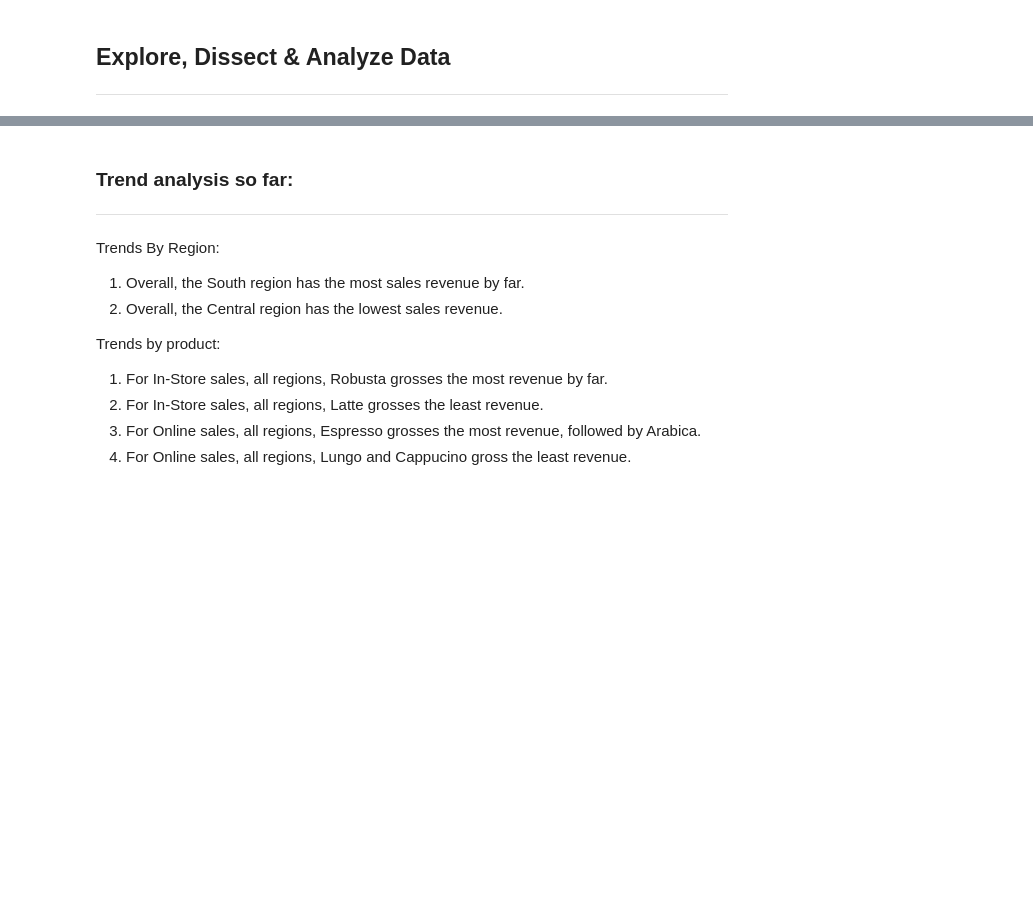
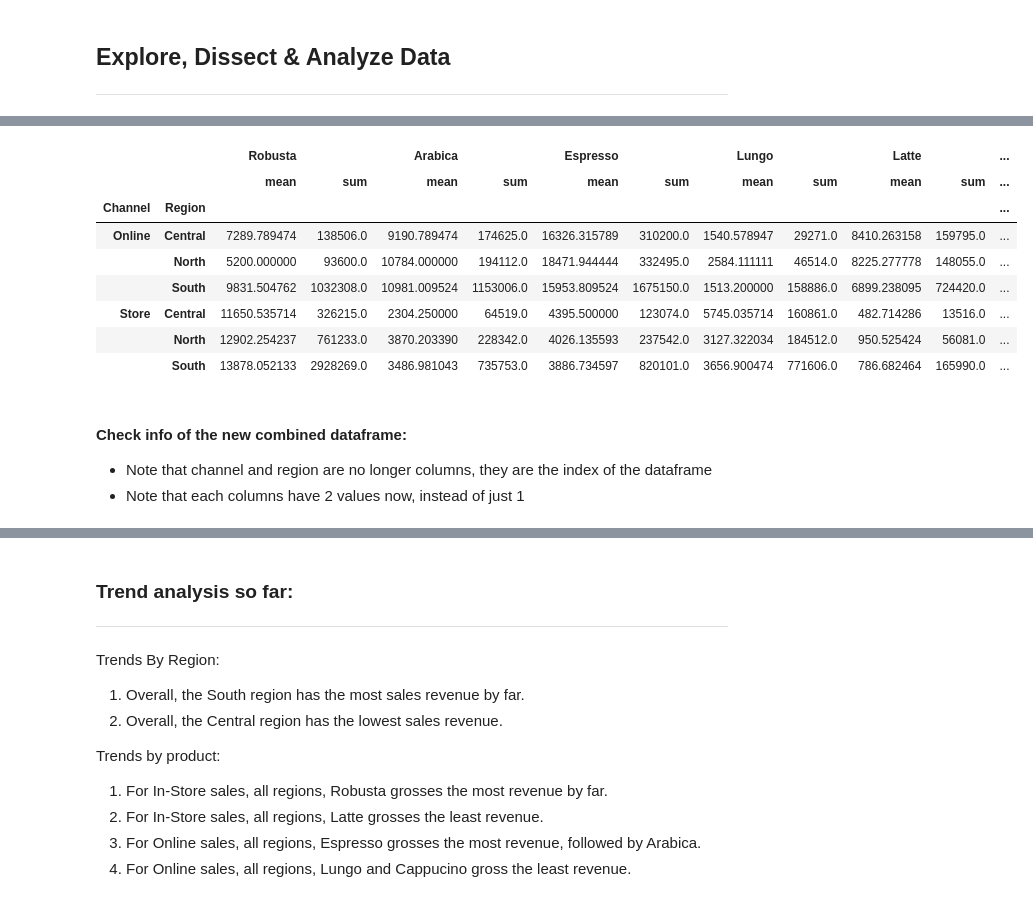
Before and after one commit to ADolbyB/data-science-python, a Jupyter notebook: 06_CaseStudy1/06_CaseStudy1.ipynb, the cells around one changed output, grey strips where cells are left out. Cells and saved outputs as stored; diff of their text form; code cells hidden in the pictures; blank space fills up the shorter version.

```diff
--- a/06_CaseStudy1/06_CaseStudy1.ipynb
+++ b/06_CaseStudy1/06_CaseStudy1.ipynb
@@ -226,0 +287,23 @@ df2.loc[:].plot.bar(figsize=(15, 10), ylabel='Millions of $', title='All Sales f
+# %%
+sales = df.groupby(['Channel', 'Region']).agg({'Robusta':['mean','sum'],
+                                               'Arabica':['mean','sum'],
+                                               'Espresso':['mean','sum'],
+                                               'Lungo':['mean','sum'],
+                                               'Latte':['mean','sum'],
+                                               'Cappuccino':['mean','sum']})
+# Channel per Region:
+display(sales.head(6))
+# %% [output]
+|  |  | Robusta |  | Arabica |  | Espresso |  | Lungo |  | Latte |  | ... |
+|  |  | mean | sum | mean | sum | mean | sum | mean | sum | mean | sum | ... |
+| Channel | Region |  |  |  |  |  |  |  |  |  |  | ... |
+| Online | Central | 7289.789474 | 138506.0 | 9190.789474 | 174625.0 | 16326.315789 | 310200.0 | 1540.578947 | 29271.0 | 8410.263158 | 159795.0 | ... |
+|  | North | 5200.000000 | 93600.0 | 10784.000000 | 194112.0 | 18471.944444 | 332495.0 | 2584.111111 | 46514.0 | 8225.277778 | 148055.0 | ... |
+|  | South | 9831.504762 | 1032308.0 | 10981.009524 | 1153006.0 | 15953.809524 | 1675150.0 | 1513.200000 | 158886.0 | 6899.238095 | 724420.0 | ... |
+| Store | Central | 11650.535714 | 326215.0 | 2304.250000 | 64519.0 | 4395.500000 | 123074.0 | 5745.035714 | 160861.0 | 482.714286 | 13516.0 | ... |
+|  | North | 12902.254237 | 761233.0 | 3870.203390 | 228342.0 | 4026.135593 | 237542.0 | 3127.322034 | 184512.0 | 950.525424 | 56081.0 | ... |
+|  | South | 13878.052133 | 2928269.0 | 3486.981043 | 735753.0 | 3886.734597 | 820101.0 | 3656.900474 | 771606.0 | 786.682464 | 165990.0 | ... |
+# %% [markdown]
+#### Check info of the new combined dataframe:
+ - Note that channel and region are no longer columns, they are the index of the dataframe
+ - Note that each columns have 2 values now, instead of just 1
```
Also changed, not shown: parts of 91 cells of this notebook.
